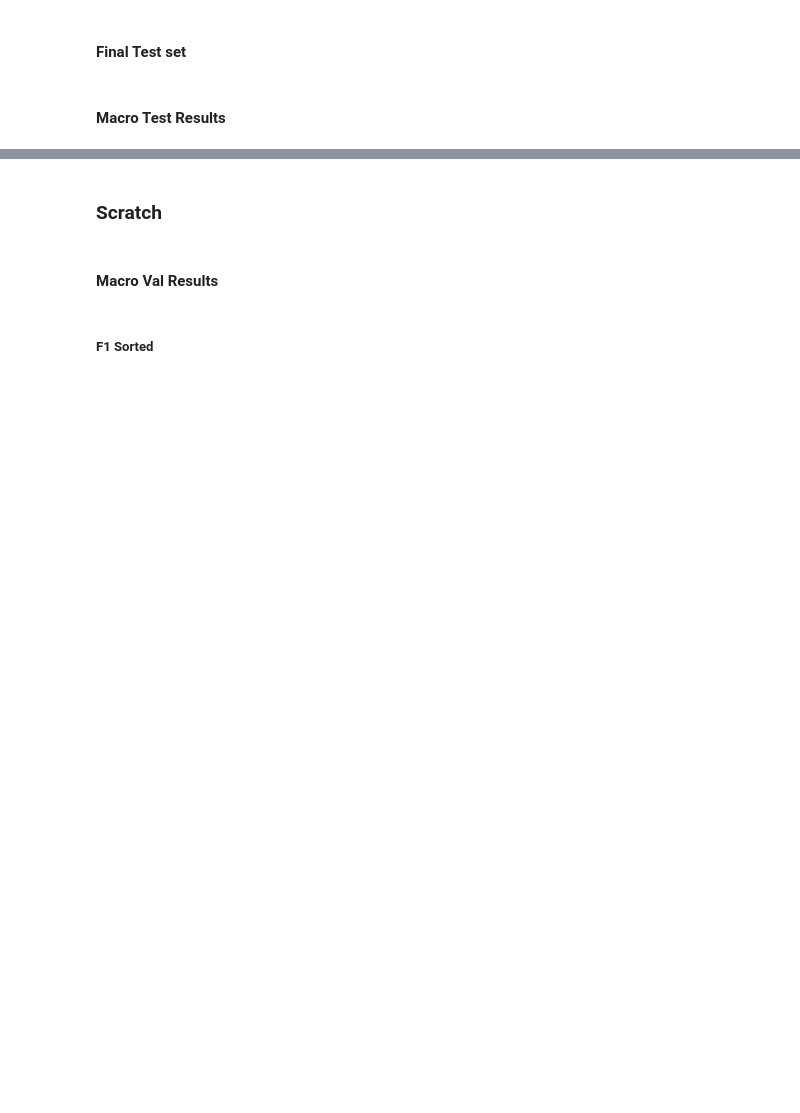
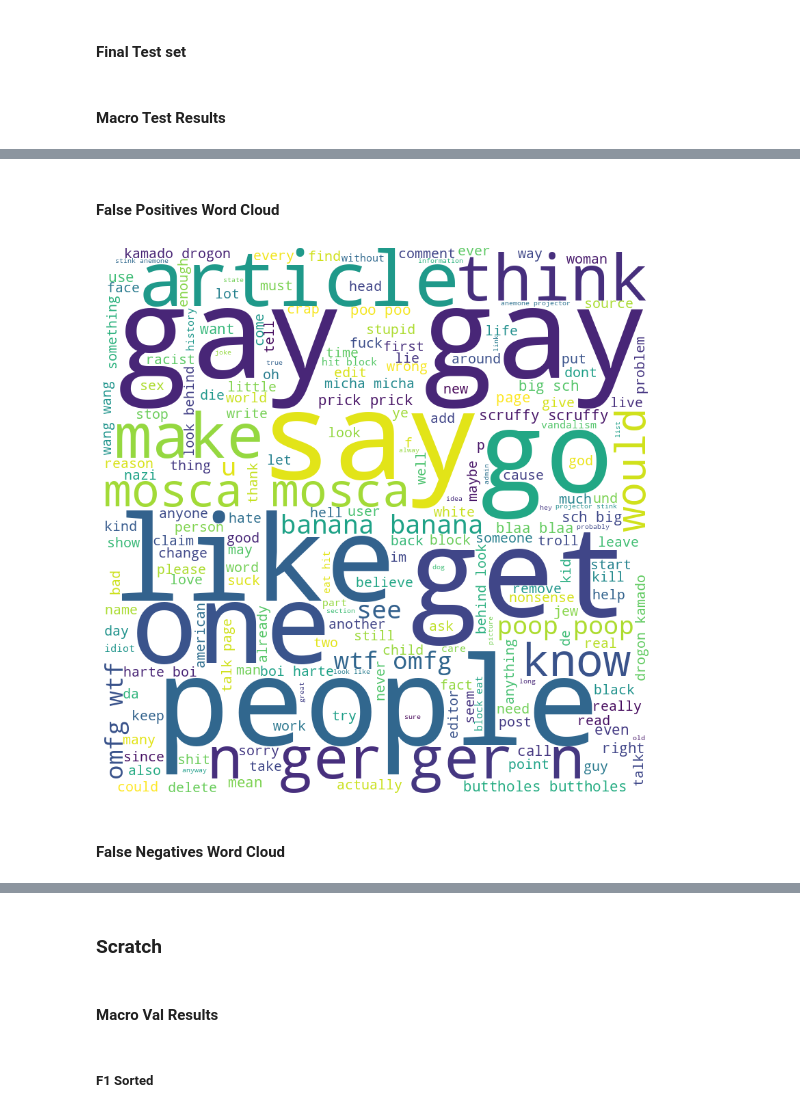
Before and after one commit to eithannak29/ToxicityBot, a Jupyter notebook: src/models/logistic_regression.ipynb, the cells around one changed output, grey strips where cells are left out. Drawn from its saved outputs; the diff is of its cells as text; code cells hidden in the pictures; blank space fills up the shorter version.

```diff
--- a/src/models/logistic_regression.ipynb
+++ b/src/models/logistic_regression.ipynb
@@ -894,0 +861,28 @@ best_f1_macro_test_result_sorted, best_recall_macro_test_result_sorted
+# %%
+from wordcloud import WordCloud
+import matplotlib.pyplot as plt
+from collections import Counter
+import tiktoken
+from nltk.corpus import stopwords
+stopwords_set = set(stopwords.words('english'))
+# %%
+best_preprocess = "word_tokenize_full_normalization"
+X_train, X_val, X_test, vectorizer = Xs_w2v_pre_trained[best_preprocess]
+best_model, y_test, y_pred = best_f1_logistic_regression_test_results_w2v_pre[best_preprocess]
+vec = Xs_w2v_pre_trained[best_preprocess][3]
+# %%
+# test =Xs[best_preprocess][2]
+false_negatives = df_test[(y_pred == 0) & (y_test == 1)]
+false_positives = df_test[(y_pred == 1) & (y_test == 0)]
+# %%
+def show_word_cloud(comments):
+    comments = ' '.join(comments)
+    wordcloud = WordCloud(width = 800, height = 800,
+                background_color ='white',
+                min_font_size = 10,
+                stopwords=stopwords_set).generate(comments)
+    plt.figure(figsize = (8, 8), facecolor = None)
+    plt.imshow(wordcloud)
+    plt.axis("off")
+    plt.tight_layout(pad = 0)
+    plt.show()
@@ -894,0 +892,2 @@ best_f1_macro_test_result_sorted, best_recall_macro_test_result_sorted
+# %% [markdown]
+#### False Positives Word Cloud
@@ -894,0 +899,6 @@ best_f1_macro_test_result_sorted, best_recall_macro_test_result_sorted
+# %%
+show_word_cloud(comments_false_positives)
+# %% [output]
+[figure, added]
+# %% [markdown]
+#### False Negatives Word Cloud
```
Also changed, not shown: parts of 142 cells of this notebook, 1 other file.
